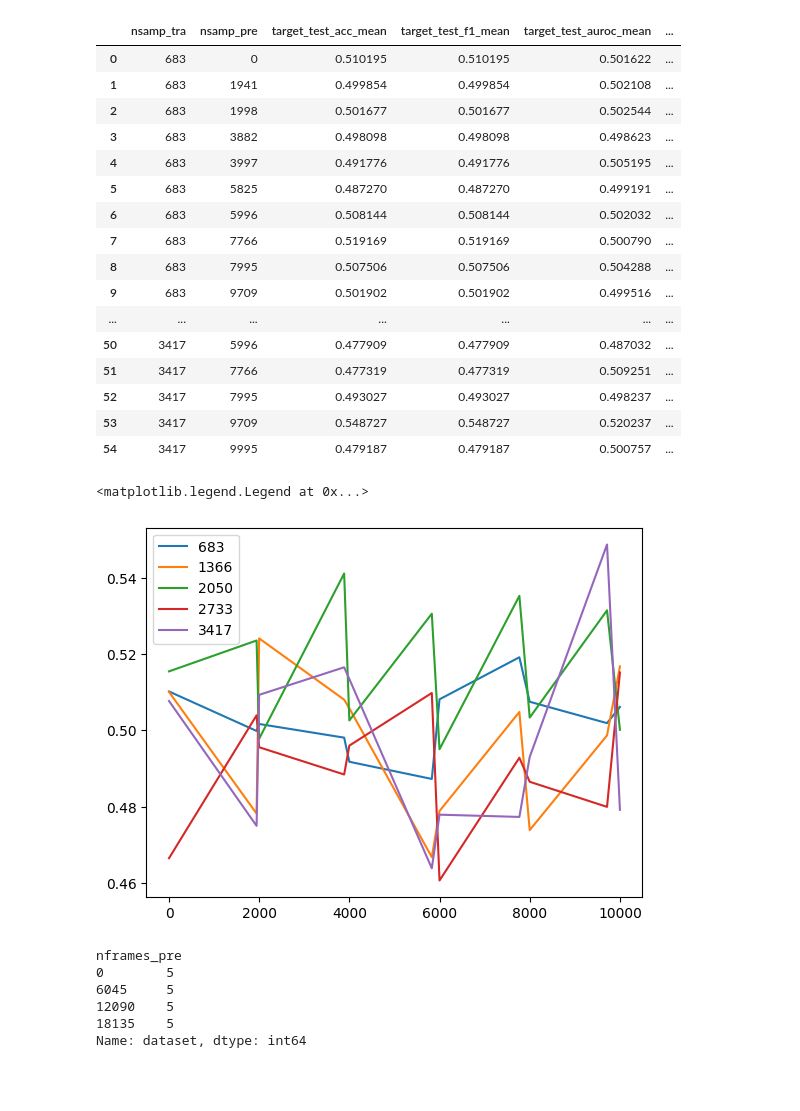
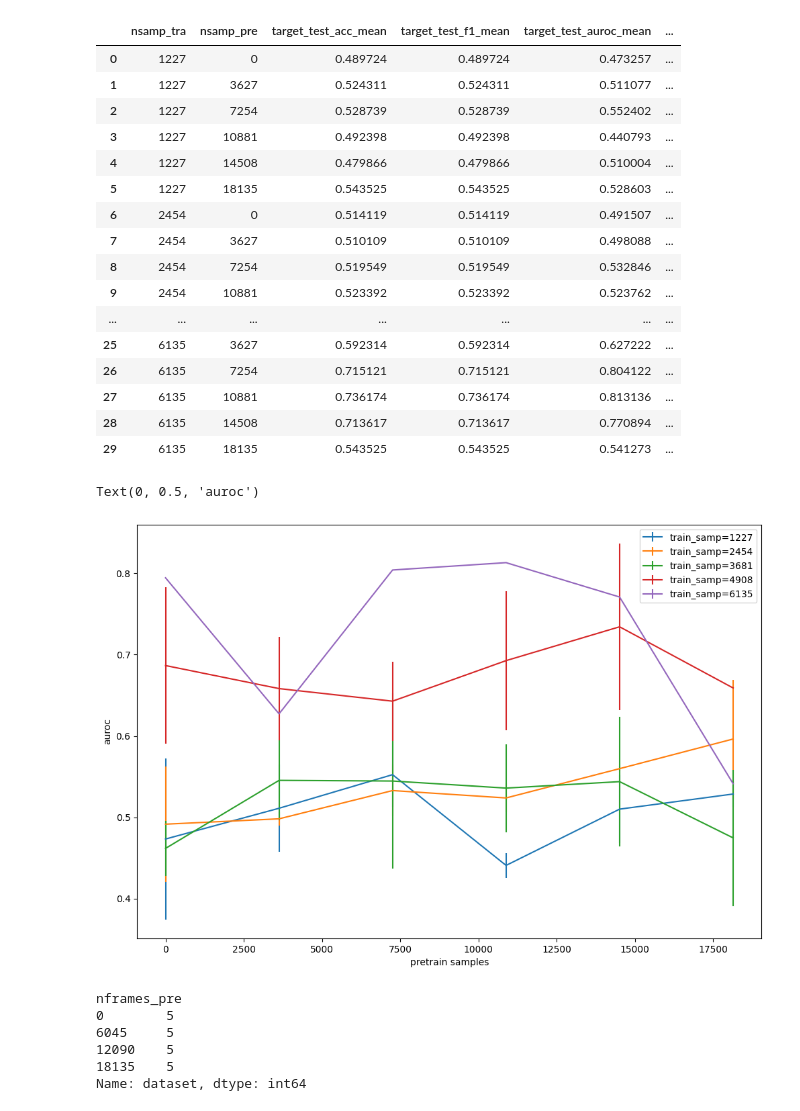
Before and after one commit to mbisan/s3ts, a Jupyter notebook: graphs.ipynb, the cells around one changed output. Drawn from its saved outputs; the diff is of its cells as text; code cells hidden in the pictures; blank space fills up the shorter version.

```diff
--- a/graphs.ipynb
+++ b/graphs.ipynb
@@ -8,7 +8,7 @@ import numpy as np
 import itertools
 # %%
 folder = Path("results_synced/atlas_ratio/")
-datasets = ["GunPoint", "Coffee"]
+datasets = ["GunPoint"]#, "Coffee"]
 encoders = ["CNN_DFS"]
 folds = 5
 
@@ -18,4 +18,3 @@ for dataset, encoder in itertools.product(datasets, encoders):
     paths = [p for p in paths if p.exists()]
     dfs.append(pd.concat([pd.read_csv(p) for p in paths]))
 df = pd.concat(dfs, ignore_index=True)
-df
@@ -49,41 +44,44 @@ Name: pretrain_nepochs, dtype: float64
 # %%
-cols = [c for c in df.columns if ("target_test" in c)]
+cols = [c for c in df.columns if ("target_test" in c) or (("pretrain_val" in c) )]
 xd1 = df.groupby(["nsamp_tra", "nsamp_pre"])[cols].mean()
 xd2 = df.groupby(["nsamp_tra", "nsamp_pre"])[cols].std()
 xd1.columns = [c + "_mean" for c in xd1.columns]
 xd2.columns = [c + "_std" for c in xd2.columns]
 xd = pd.concat([xd1, xd2], axis=1).reset_index()
+xd.replace(np.NaN, 0, inplace=True)
 xd
 # %% [output]
 |  | nsamp_tra | nsamp_pre | target_test_acc_mean | target_test_f1_mean | target_test_auroc_mean | ... |
-| 0 | 683 | 0 | 0.510195 | 0.510195 | 0.501622 | ... |
-| 1 | 683 | 1941 | 0.499854 | 0.499854 | 0.502108 | ... |
-| 2 | 683 | 1998 | 0.501677 | 0.501677 | 0.502544 | ... |
-| 3 | 683 | 3882 | 0.498098 | 0.498098 | 0.498623 | ... |
-| 4 | 683 | 3997 | 0.491776 | 0.491776 | 0.505195 | ... |
-| 5 | 683 | 5825 | 0.487270 | 0.487270 | 0.499191 | ... |
-| 6 | 683 | 5996 | 0.508144 | 0.508144 | 0.502032 | ... |
-| 7 | 683 | 7766 | 0.519169 | 0.519169 | 0.500790 | ... |
-| 8 | 683 | 7995 | 0.507506 | 0.507506 | 0.504288 | ... |
-| 9 | 683 | 9709 | 0.501902 | 0.501902 | 0.499516 | ... |
+| 0 | 1227 | 0 | 0.489724 | 0.489724 | 0.473257 | ... |
+| 1 | 1227 | 3627 | 0.524311 | 0.524311 | 0.511077 | ... |
+| 2 | 1227 | 7254 | 0.528739 | 0.528739 | 0.552402 | ... |
+| 3 | 1227 | 10881 | 0.492398 | 0.492398 | 0.440793 | ... |
+| 4 | 1227 | 14508 | 0.479866 | 0.479866 | 0.510004 | ... |
+| 5 | 1227 | 18135 | 0.543525 | 0.543525 | 0.528603 | ... |
+| 6 | 2454 | 0 | 0.514119 | 0.514119 | 0.491507 | ... |
+| 7 | 2454 | 3627 | 0.510109 | 0.510109 | 0.498088 | ... |
+| 8 | 2454 | 7254 | 0.519549 | 0.519549 | 0.532846 | ... |
+| 9 | 2454 | 10881 | 0.523392 | 0.523392 | 0.523762 | ... |
 | ... | ... | ... | ... | ... | ... | ... |
-| 50 | 3417 | 5996 | 0.477909 | 0.477909 | 0.487032 | ... |
-| 51 | 3417 | 7766 | 0.477319 | 0.477319 | 0.509251 | ... |
-| 52 | 3417 | 7995 | 0.493027 | 0.493027 | 0.498237 | ... |
-| 53 | 3417 | 9709 | 0.548727 | 0.548727 | 0.520237 | ... |
-| 54 | 3417 | 9995 | 0.479187 | 0.479187 | 0.500757 | ... |
+| 25 | 6135 | 3627 | 0.592314 | 0.592314 | 0.627222 | ... |
+| 26 | 6135 | 7254 | 0.715121 | 0.715121 | 0.804122 | ... |
+| 27 | 6135 | 10881 | 0.736174 | 0.736174 | 0.813136 | ... |
+| 28 | 6135 | 14508 | 0.713617 | 0.713617 | 0.770894 | ... |
+| 29 | 6135 | 18135 | 0.543525 | 0.543525 | 0.541273 | ... |
 # %%
 df: pd.DataFrame = xd
 
-metric = "f1"
+metric = "auroc"
 
-fig, ax = plt.subplots()#plt.subplots(subplot_kw={"projection": "3d"})
+fig, ax = plt.subplots(figsize=[12,8])#plt.subplots(subplot_kw={"projection": "3d"})
 for i, dfg in df.groupby(df["nsamp_tra"]):
-    ax.errorbar(dfg["nsamp_pre"], dfg[f"target_test_{metric}_mean"], label=dfg["nsamp_tra"].unique()[0])
+    ax.errorbar(dfg["nsamp_pre"], dfg[f"target_test_{metric}_mean"], yerr= dfg[f"target_test_{metric}_std"], label=f'train_samp={dfg["nsamp_tra"].unique()[0]}')
 plt.legend()
+plt.xlabel("pretrain samples")
+plt.ylabel(metric)
 # %% [output]
-<matplotlib.legend.Legend at 0x...>
+Text(0, 0.5, 'auroc')
-[figure, old version]
+[figure, new version]
 # %%
 df: pd.DataFrame = dfs["ratio"]
 cols = [c for c in df.columns if ("target_test" in c) and ("nepochs" not in c)]
```
Also changed, not shown: parts of 2 cells of this notebook, 10 other files.
